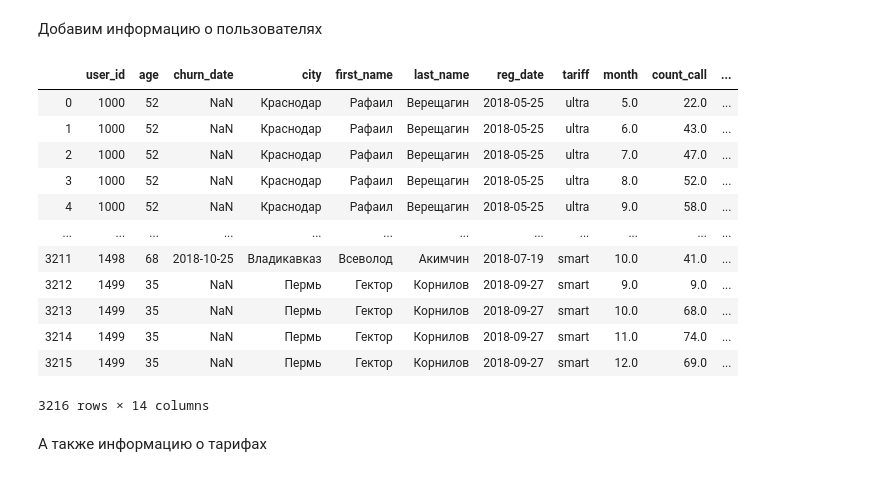
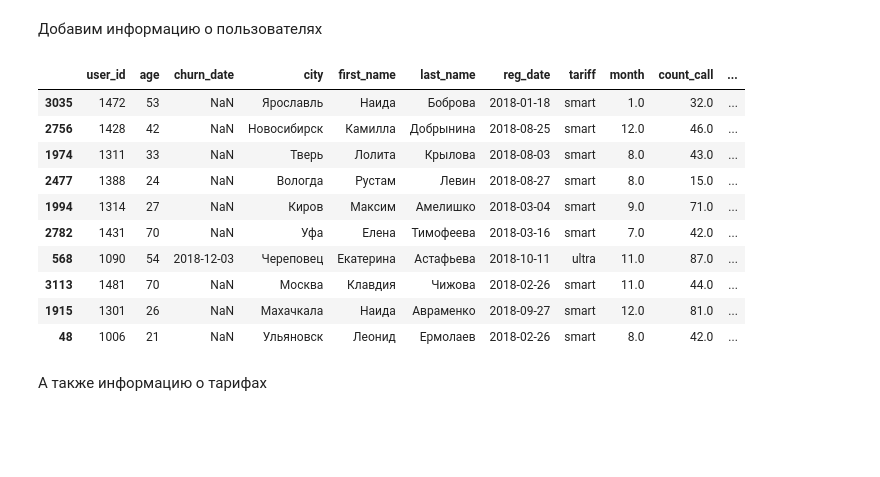
Before and after one commit to romankuzmin404/yandex_praktikum, a Jupyter notebook: 03_Статистический_анализ_данных/telecom.ipynb, the cells around one changed output. Saved outputs shown, nothing was run; the diff lists cells and outputs as text; code cells hidden in the pictures; blank space fills up the shorter version.

```diff
--- a/03_Статистический_анализ_данных/telecom.ipynb
+++ b/03_Статистический_анализ_данных/telecom.ipynb
@@ -587,21 +597,19 @@ int_call_sms_pivot
 Добавим информацию о пользователях
 # %%
 users_pivot = users.merge(int_call_sms_pivot, how='outer')
-users_pivot
+users_pivot.sample(10)
 # %% [output]
 |  | user_id | age | churn_date | city | first_name | last_name | reg_date | tariff | month | count_call | ... |
-| 0 | 1000 | 52 | NaN | Краснодар | Рафаил | Верещагин | 2018-05-25 | ultra | 5.0 | 22.0 | ... |
-| 1 | 1000 | 52 | NaN | Краснодар | Рафаил | Верещагин | 2018-05-25 | ultra | 6.0 | 43.0 | ... |
-| 2 | 1000 | 52 | NaN | Краснодар | Рафаил | Верещагин | 2018-05-25 | ultra | 7.0 | 47.0 | ... |
-| 3 | 1000 | 52 | NaN | Краснодар | Рафаил | Верещагин | 2018-05-25 | ultra | 8.0 | 52.0 | ... |
-| 4 | 1000 | 52 | NaN | Краснодар | Рафаил | Верещагин | 2018-05-25 | ultra | 9.0 | 58.0 | ... |
-| ... | ... | ... | ... | ... | ... | ... | ... | ... | ... | ... | ... |
-| 3211 | 1498 | 68 | 2018-10-25 | Владикавказ | Всеволод | Акимчин | 2018-07-19 | smart | 10.0 | 41.0 | ... |
-| 3212 | 1499 | 35 | NaN | Пермь | Гектор | Корнилов | 2018-09-27 | smart | 9.0 | 9.0 | ... |
-| 3213 | 1499 | 35 | NaN | Пермь | Гектор | Корнилов | 2018-09-27 | smart | 10.0 | 68.0 | ... |
-| 3214 | 1499 | 35 | NaN | Пермь | Гектор | Корнилов | 2018-09-27 | smart | 11.0 | 74.0 | ... |
-| 3215 | 1499 | 35 | NaN | Пермь | Гектор | Корнилов | 2018-09-27 | smart | 12.0 | 69.0 | ... |
+| 3035 | 1472 | 53 | NaN | Ярославль | Наида | Боброва | 2018-01-18 | smart | 1.0 | 32.0 | ... |
+| 2756 | 1428 | 42 | NaN | Новосибирск | Камилла | Добрынина | 2018-08-25 | smart | 12.0 | 46.0 | ... |
+| 1974 | 1311 | 33 | NaN | Тверь | Лолита | Крылова | 2018-08-03 | smart | 8.0 | 43.0 | ... |
+| 2477 | 1388 | 24 | NaN | Вологда | Рустам | Левин | 2018-08-27 | smart | 8.0 | 15.0 | ... |
+| 1994 | 1314 | 27 | NaN | Киров | Максим | Амелишко | 2018-03-04 | smart | 9.0 | 71.0 | ... |
+| 2782 | 1431 | 70 | NaN | Уфа | Елена | Тимофеева | 2018-03-16 | smart | 7.0 | 42.0 | ... |
+| 568 | 1090 | 54 | 2018-12-03 | Череповец | Екатерина | Астафьева | 2018-10-11 | ultra | 11.0 | 87.0 | ... |
+| 3113 | 1481 | 70 | NaN | Москва | Клавдия | Чижова | 2018-02-26 | smart | 11.0 | 44.0 | ... |
+| 1915 | 1301 | 26 | NaN | Махачкала | Наида | Авраменко | 2018-09-27 | smart | 12.0 | 81.0 | ... |
+| 48 | 1006 | 21 | NaN | Ульяновск | Леонид | Ермолаев | 2018-02-26 | smart | 8.0 | 42.0 | ... |
-3216 rows × 14 columns
 # %% [markdown]
 А также информацию о тарифах
 # %%
```
Also changed, not shown: parts of 13 cells of this notebook, 2 other files.
